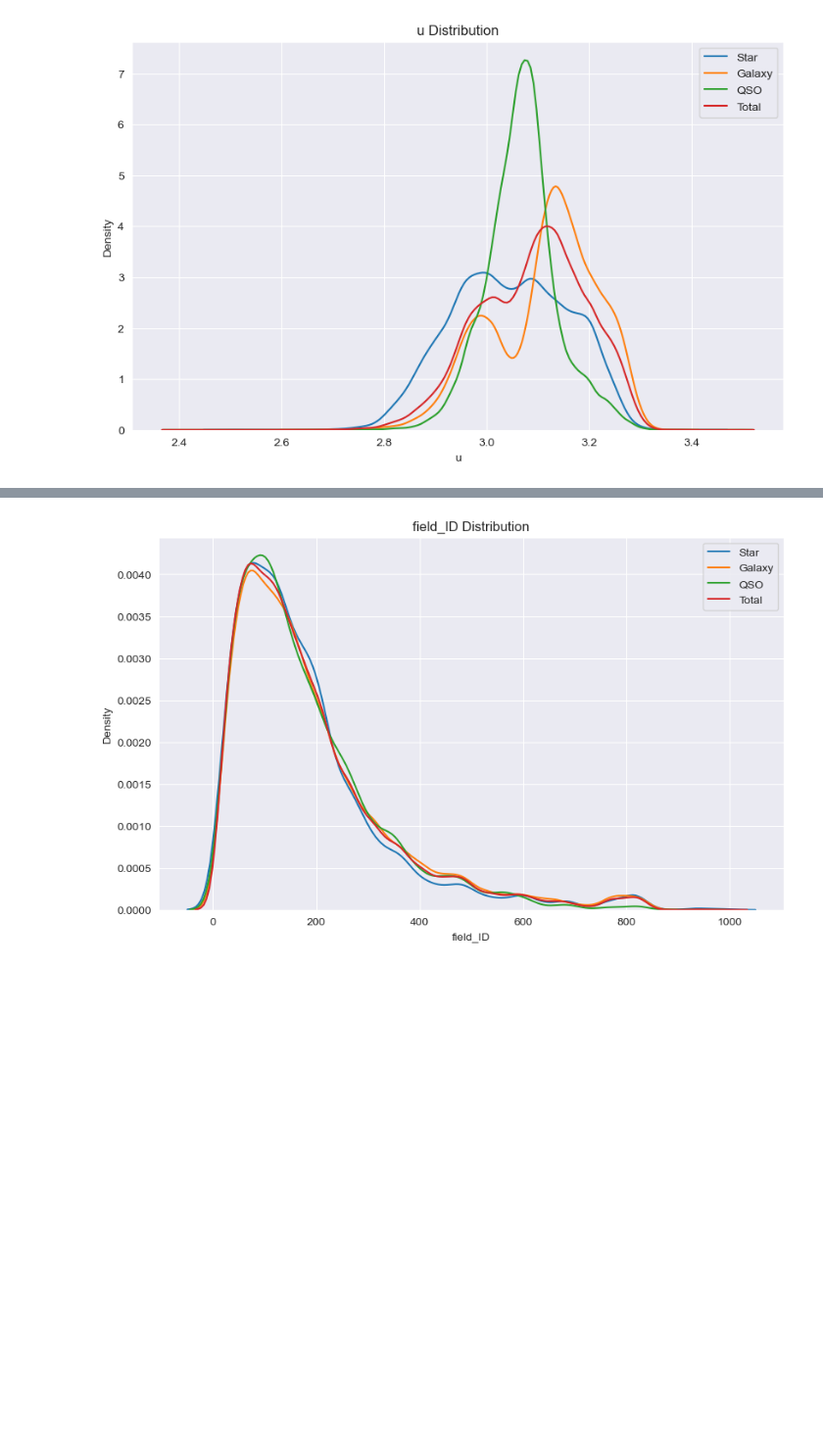
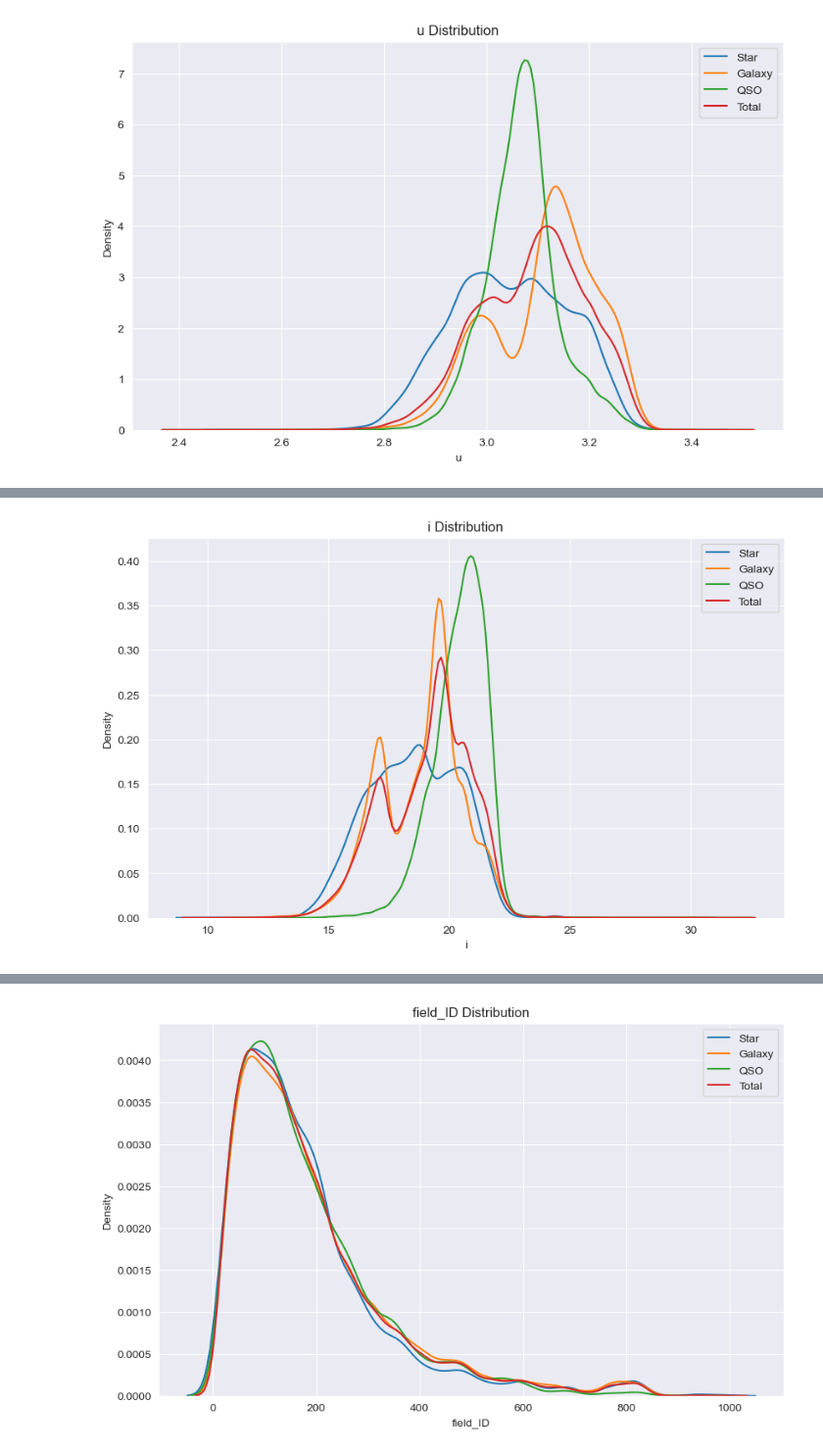
Before and after one commit to aSTRonuun/MachineLearning-2023-Vitor-Alves, a Jupyter notebook: 02-Stelar-Classification-Project/Stelar-Classification-Project.ipynb, the cells around one changed output, grey strips where cells are left out. Shown at 98% size. Saved outputs shown, nothing was run; the diff lists cells and outputs as text; code cells hidden in the pictures; blank space fills up the shorter version.

```diff
--- a/02-Stelar-Classification-Project/Stelar-Classification-Project.ipynb
+++ b/02-Stelar-Classification-Project/Stelar-Classification-Project.ipynb
@@ -181,0 +183,4 @@ features_selected.append(('u', True))
+# %%
+plot_feature('i')
+# %% [output]
+[figure, added]
```
Also changed, not shown: parts of 44 cells of this notebook.
